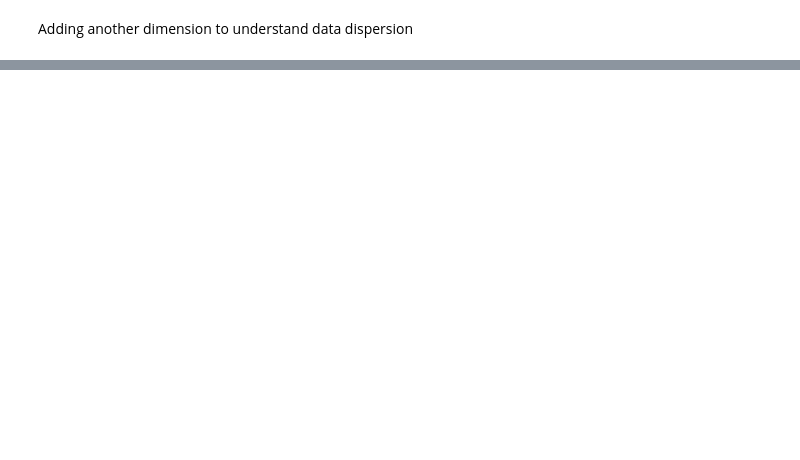
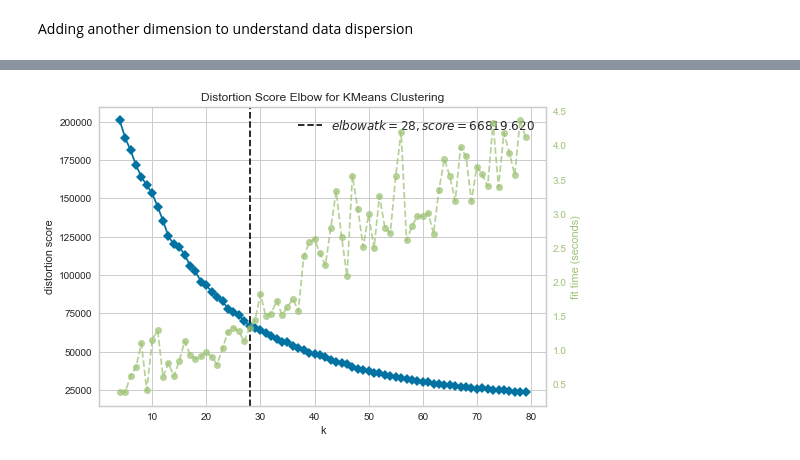
Before and after one commit to Silkways/Investment-Overwatch, a Jupyter notebook: analysis_modelling.ipynb, the cells around one changed output, grey strips where cells are left out. Saved outputs shown, nothing was run; the diff lists cells and outputs as text; code cells hidden in the pictures; blank space fills up the shorter version.

```diff
--- a/analysis_modelling.ipynb
+++ b/analysis_modelling.ipynb
@@ -160,0 +179,5 @@ plt.show()
+# %%
+elbow.fit(complete1_scaled)
+elbow.poof().get_figure()
+# %% [output]
+[figure, added]
```
Also changed, not shown: parts of 31 cells of this notebook, 1 other file.
